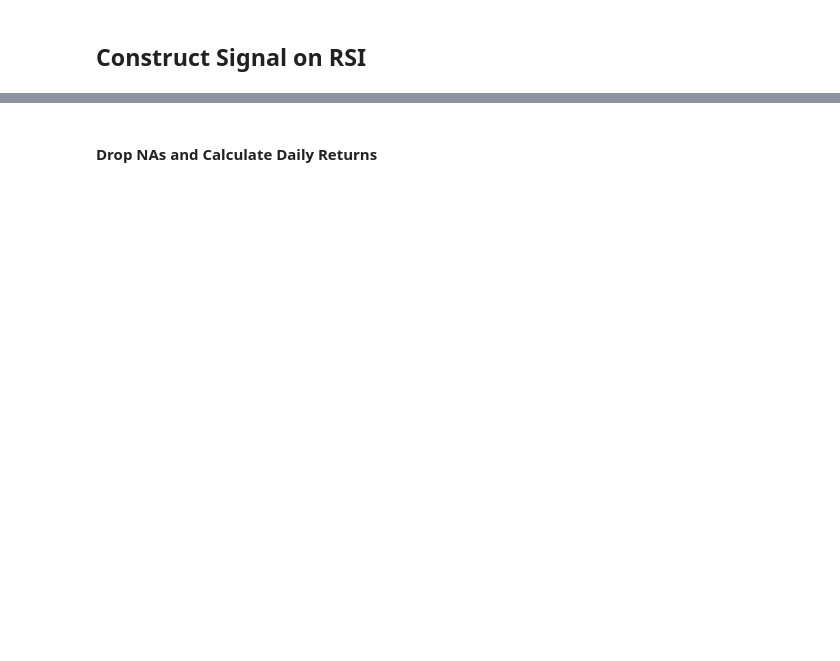
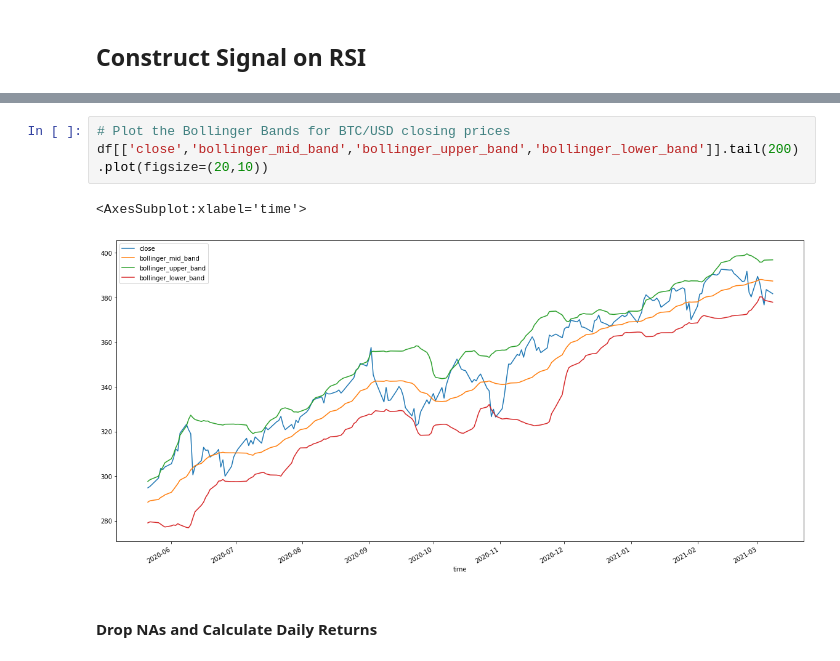
Before and after one commit to lchristij/MLProject, a Jupyter notebook: build_signals.ipynb, the cells around one changed output, grey strips where cells are left out. Cells and saved outputs as stored; diff of their text form; blank space fills up the shorter version.

```diff
--- a/build_signals.ipynb
+++ b/build_signals.ipynb
@@ -214,3 +209,9 @@ df['rsi_signal'] = df['rsi_long'] + df['rsi_short']
+# %%
+# Plot the Bollinger Bands for BTC/USD closing prices
+df[['close','bollinger_mid_band','bollinger_upper_band','bollinger_lower_band']].tail(200).plot(figsize=(20,10))
+# %% [output]
+<AxesSubplot:xlabel='time'>
+[figure, added]
 # %% [markdown]
 #### Drop NAs and Calculate Daily Returns
 # %%
```
Also changed, not shown: parts of 28 cells of this notebook, 5 other files.
